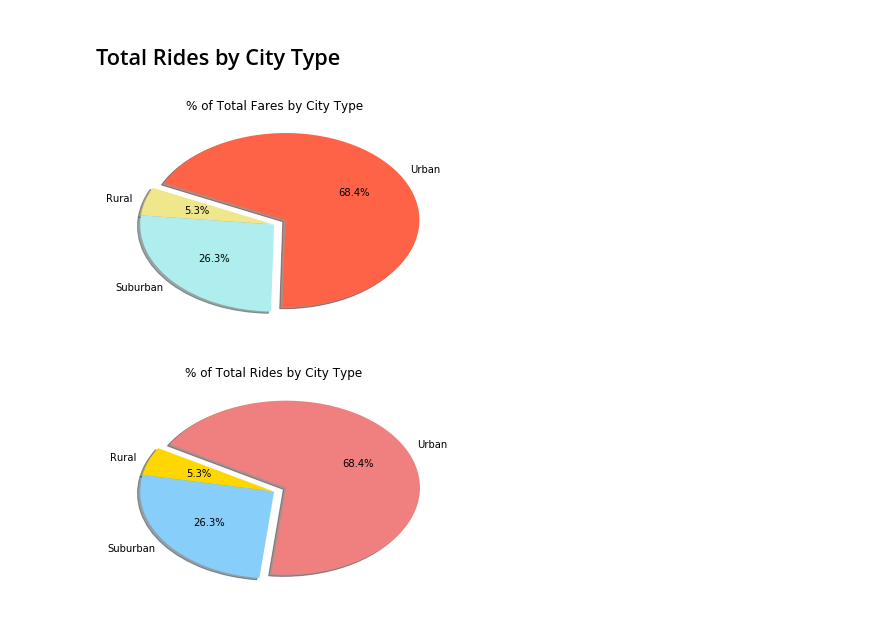
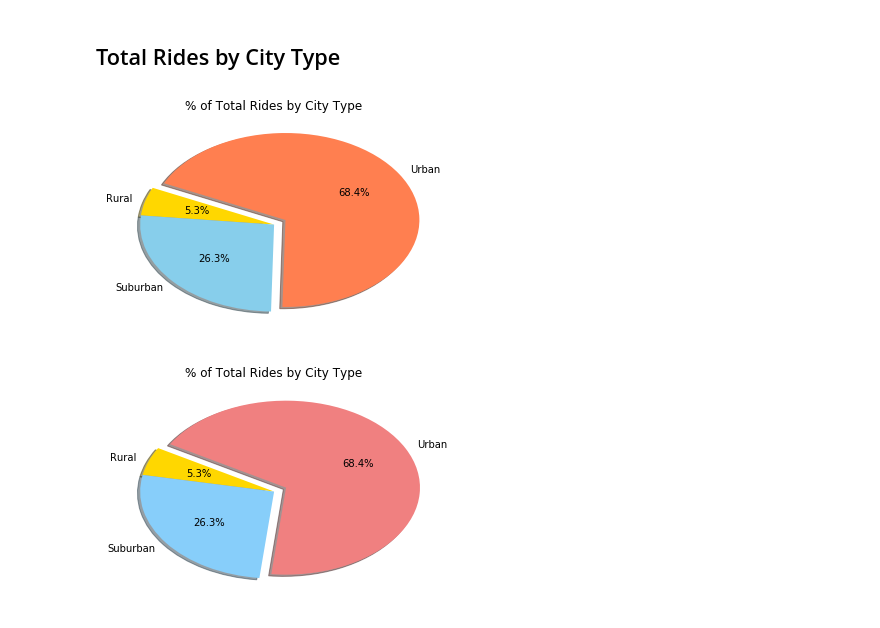
Before and after one commit to rschroer/allhomeworks, a Jupyter notebook: HW05/Pyber/RPS_Pyber.ipynb, the cells around one changed output. Drawn from its saved outputs; the diff is of its cells as text; code cells hidden in the pictures.

```diff
--- a/HW05/Pyber/RPS_Pyber.ipynb
+++ b/HW05/Pyber/RPS_Pyber.ipynb
@@ -126,23 +126,23 @@ plt.show()
 # %%
 # Calculate Ride Percents
 pie_data2=[]
 pie_data2.append(rural_data["ride_id"].count())
 pie_data2.append(suburban_data["ride_id"].count())
 pie_data2.append(urban_data["ride_id"].count())
 # Build Pie Chart
 plt.pie(pie_data2,labels=["Rural", "Suburban", "Urban"],shadow=True, explode=[0,.0,0.1],
-        colors=["khaki","paleturquoise","tomato"],startangle=155,autopct="%1.1f%%")
+        colors=["Gold","SkyBlue","Coral"],startangle=155,autopct="%1.1f%%")
 plt.title("% of Total Rides by City Type")
 #So, yeah,m I picked these colors as in the last graph, they looked close to the original.
 #I also picked them becuase of their funny names.
 #I'm standing by this choice
 
 
 # Save Figure
-plt.savefig("HW5plot3.png")
+plt.savefig("Pyber03.png")
 plt.show()
 # %% [output]
-[figure, old version]
+[figure, new version]
 # %%
 # Show Figure
 plt.show()
```
Also changed, not shown: parts of 3 cells of this notebook.
